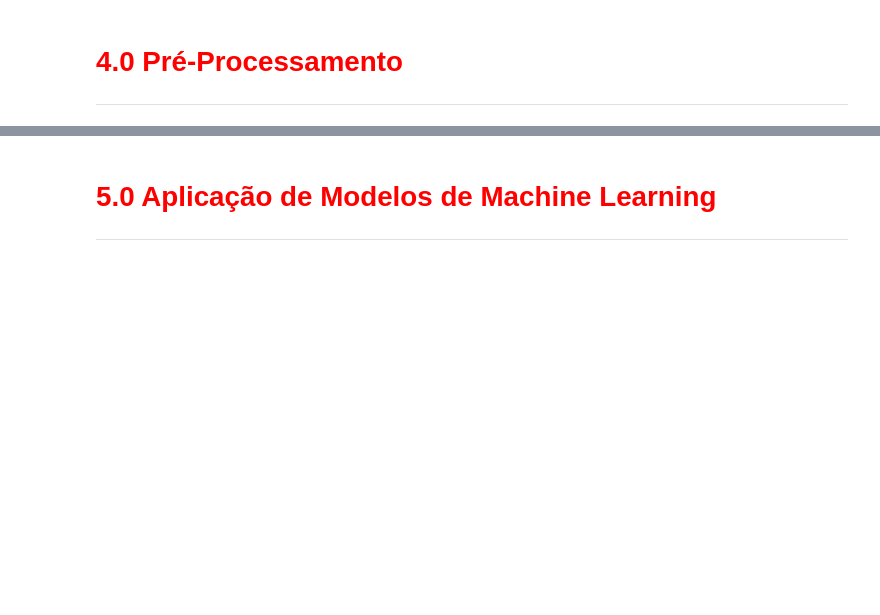
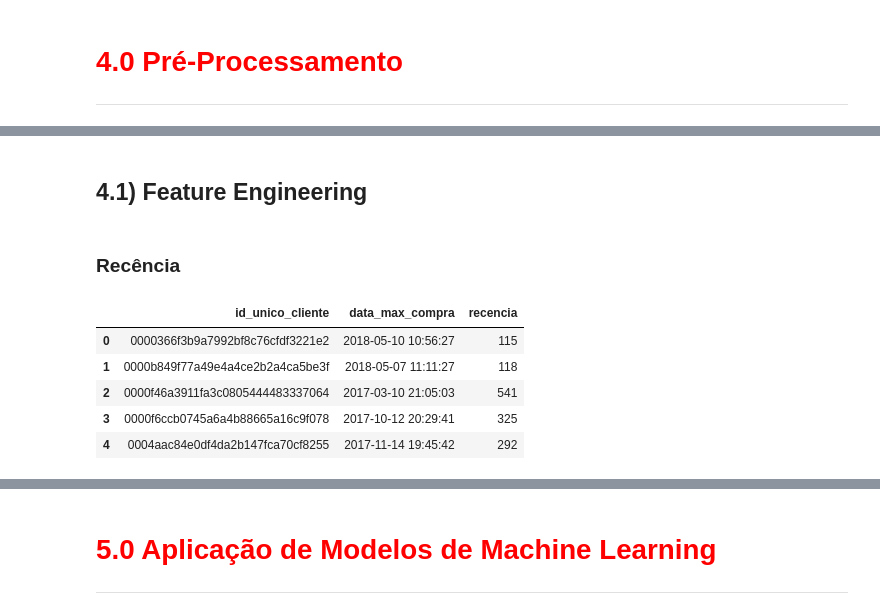
Before and after one commit to leonardovargas10/Modelo_Segmentacao_Clientes, a Jupyter notebook: segmentacao_clientes_marketing.ipynb, the cells around one changed output, grey strips where cells are left out. Saved outputs shown, nothing was run; the diff lists cells and outputs as text; code cells hidden in the pictures; blank space fills up the shorter version.

```diff
--- a/segmentacao_clientes_marketing.ipynb
+++ b/segmentacao_clientes_marketing.ipynb
@@ -732,0 +798,17 @@ Pelo Teste de Hipótese de Mann Whitney, há diferença significativa entre as m
+# %% [markdown]
+## 4.1) Feature Engineering
+# %% [markdown]
+### Recência
+# %%
+df_recencia = df_trusted[['id_unico_cliente', 'id_cliente', 'horario_pedido', 'item_id', 'preco']].copy()
+df_recencia = df_recencia.groupby('id_unico_cliente')['horario_pedido'].max().reset_index().rename({'horario_pedido':'data_max_compra'}, axis = 1)
+df_recencia['data_max_compra'] = pd.to_datetime(df_recencia['data_max_compra'])
+df_recencia['recencia'] = (df_recencia['data_max_compra'].max() - df_recencia['data_max_compra']).dt.days
+df_recencia.head()
+# %% [output]
+|  | id_unico_cliente | data_max_compra | recencia |
+| 0 | 0000366f3b9a7992bf8c76cfdf3221e2 | 2018-05-10 10:56:27 | 115 |
+| 1 | 0000b849f77a49e4a4ce2b2a4ca5be3f | 2018-05-07 11:11:27 | 118 |
+| 2 | 0000f46a3911fa3c0805444483337064 | 2017-03-10 21:05:03 | 541 |
+| 3 | 0000f6ccb0745a6a4b88665a16c9f078 | 2017-10-12 20:29:41 | 325 |
+| 4 | 0004aac84e0df4da2b147fca70cf8255 | 2017-11-14 19:45:42 | 292 |
```
Also changed, not shown: parts of 16 cells of this notebook.
